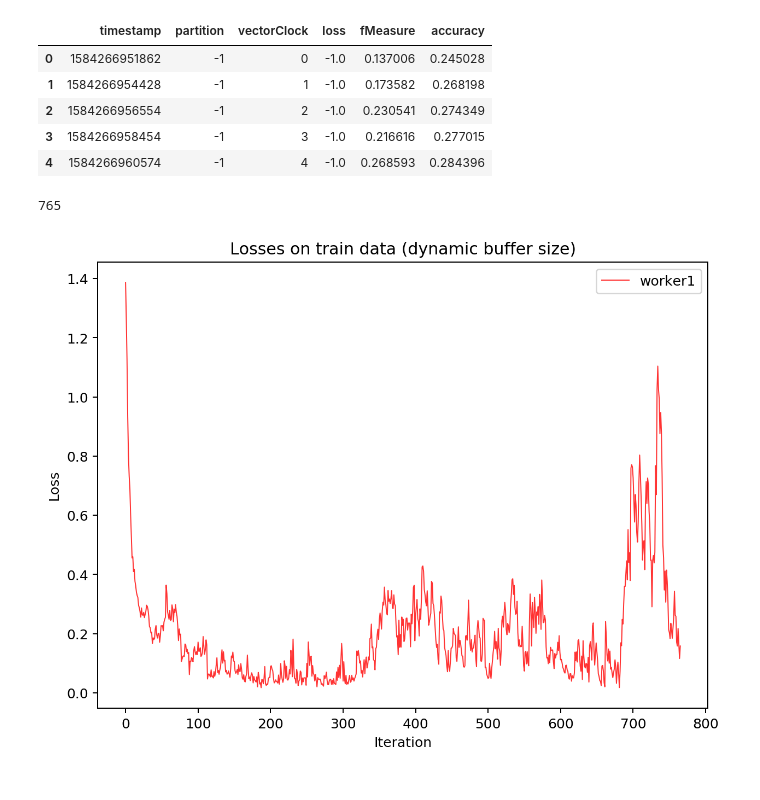
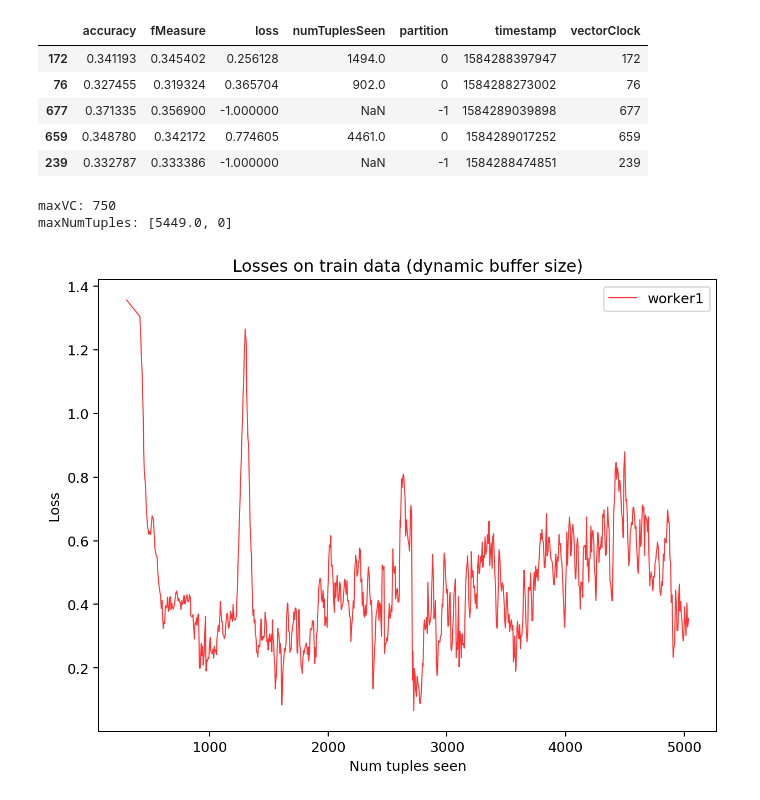
Before and after one commit to mschroederi/Parameter-Server-Architecture-On-Apache-Kafka, a Jupyter notebook: evaluation/plot-generation.ipynb, the cells around one changed output. Cells and saved outputs as stored; diff of their text form; code cells hidden in the pictures.

```diff
--- a/evaluation/plot-generation.ipynb
+++ b/evaluation/plot-generation.ipynb
@@ -6,13 +7,13 @@ prefix = './logs/single-worker_500tps_'
 df = pd.concat([pd.read_csv(prefix+'logs-server.csv', sep=';'), pd.read_csv(prefix+'logs-worker.csv', sep=';')])
 # %%
-df.head(5)
+df.sample(5)
 # %% [output]
-|  | timestamp | partition | vectorClock | loss | fMeasure | accuracy |
-| 0 | 1584266951862 | -1 | 0 | -1.0 | 0.137006 | 0.245028 |
-| 1 | 1584266954428 | -1 | 1 | -1.0 | 0.173582 | 0.268198 |
-| 2 | 1584266956554 | -1 | 2 | -1.0 | 0.230541 | 0.274349 |
-| 3 | 1584266958454 | -1 | 3 | -1.0 | 0.216616 | 0.277015 |
-| 4 | 1584266960574 | -1 | 4 | -1.0 | 0.268593 | 0.284396 |
+|  | accuracy | fMeasure | loss | numTuplesSeen | partition | timestamp | vectorClock |
+| 172 | 0.341193 | 0.345402 | 0.256128 | 1494.0 | 0 | 1584288397947 | 172 |
+| 76 | 0.327455 | 0.319324 | 0.365704 | 902.0 | 0 | 1584288273002 | 76 |
+| 677 | 0.371335 | 0.356900 | -1.000000 | NaN | -1 | 1584289039898 | 677 |
+| 659 | 0.348780 | 0.342172 | 0.774605 | 4461.0 | 0 | 1584289017252 | 659 |
+| 239 | 0.332787 | 0.333386 | -1.000000 | NaN | -1 | 1584288474851 | 239 |
 # %%
 numPartitions = 1
 # %%
@@ -20,14 +21,21 @@ df.loc[df['partition'] == -1, 'partition'] = numPartitions
 numPartitions = numPartitions + 1
 # %%
 maxVC = [0 for i in range(numPartitions)]
+maxNumTuples = [0 for i in range(numPartitions)]
 for p in range(numPartitions):
-    maxWithinPartition = max(df[df['partition'] == p]['vectorClock'])
-    maxVC[p] = max(maxVC[p], maxWithinPartition)
+    maxVCWithinPartition = max(df[df['partition'] == p]['vectorClock'])
+    maxVC[p] = max(maxVC[p], maxVCWithinPartition)
+
+    maxNumTuplesWithinPartition = max(df[df['partition'] == p]['numTuplesSeen'])
+    maxNumTuples[p] = max(maxNumTuples[p], maxNumTuplesWithinPartition)
 maxVC = min(maxVC)
-#maxVC = 750
-maxVC
+maxVC = 750
+print('maxVC: ' + str(maxVC))
+
+print('maxNumTuples: ' + str(maxNumTuples))
 # %% [output]
-765
+maxVC: 750
+maxNumTuples: [5449.0, 0]
 # %%
 df = df[df['vectorClock'] <= maxVC].reset_index().sort_values('vectorClock')
 # %%
@@ -59,22 +78,23 @@ data['x'] = [i for i in range(len(data))]
 palette = ['red', 'blue', 'green', 'orange', 'purple']
 
 for i in range(numPartitions - 1):
-    col = 'loss' + str(i)
+    colY = 'loss' + str(i)
+    colX = 'numTuplesSeen' + str(i)
 
     isServerPartition = i == numPartitions - 1
     alpha = 0.8
     label = 'server' if isServerPartition else 'worker'+str(i+1)
     linewidth = 0.8
-    plt.plot(data['x'], data[col], marker='', color=palette[i], linewidth=linewidth, alpha=alpha, label=label)
+    plt.plot(data[colX], data[colY], marker='', color=palette[i], linewidth=linewidth, alpha=alpha, label=label)
 
 #ylim(0, 1e-4)
 plt.title('Losses on train data (dynamic buffer size)')
 plt.ylabel('Loss')
-plt.xlabel('Iteration')
+plt.xlabel('Num tuples seen')
 plt.legend(loc=1, ncol=2)
 plt.show()
 # %% [output]
-[figure, old version]
+[figure, new version]
 # %%
 import pandas as pd
 import matplotlib.pyplot as plt
```
Also changed, not shown: parts of 4 cells of this notebook, 7 other files.
